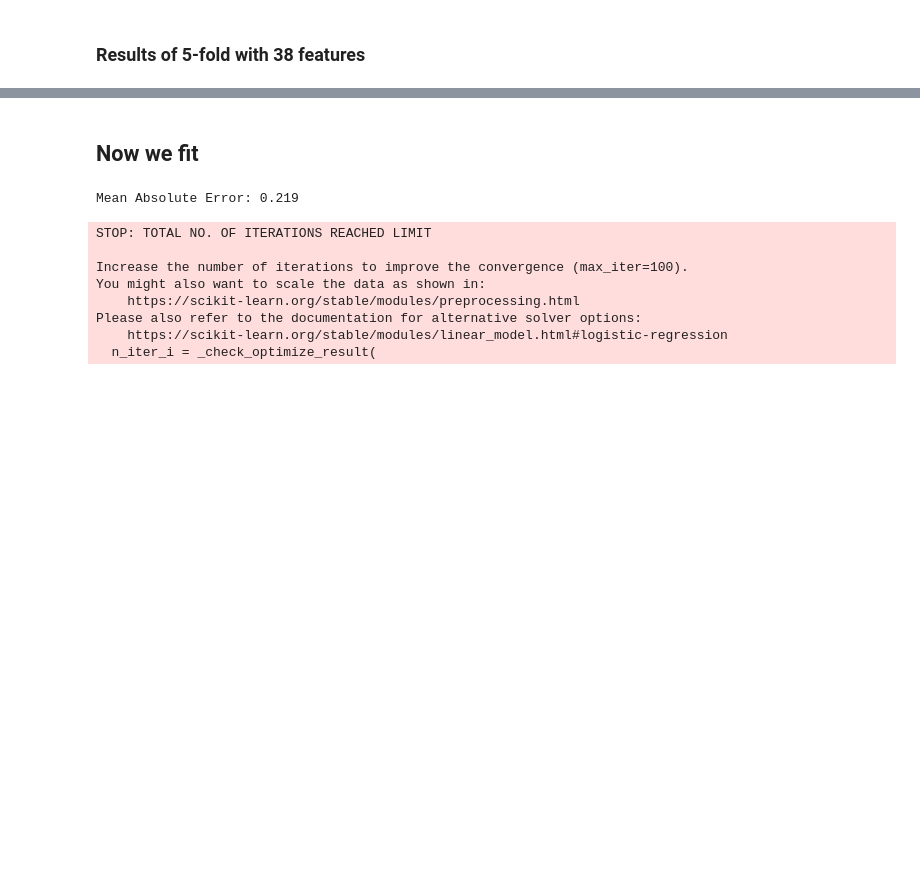
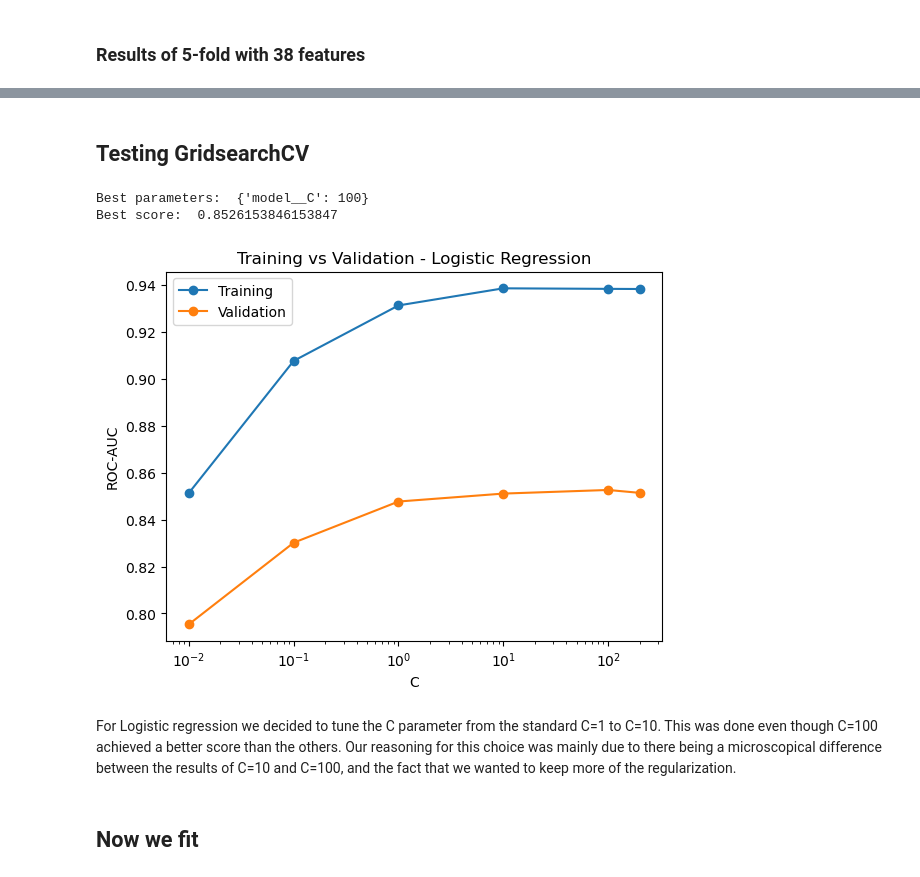
Before and after one commit to esoey/DAT540-Project, a Jupyter notebook: project_gd.ipynb, the cells around one changed output, grey strips where cells are left out. Cells and saved outputs as stored; diff of their text form; code cells hidden in the pictures; blank space fills up the shorter version.

Commit message:
Project: working on gridsearch.

```diff
--- a/project_gd.ipynb
+++ b/project_gd.ipynb
@@ -447,25 +455,60 @@ display(comparison.round(3))
 | SVM | 0.729 ± 0.040 | 0.698 ± 0.033 | 0.822 ± 0.067 | 0.754 ± 0.039 | 0.804 ± 0.036 |
 | KNN | 0.643 ± 0.064 | 0.610 ± 0.046 | 0.814 ± 0.089 | 0.696 ± 0.060 | 0.697 ± 0.071 |
+# %% [markdown]
+## Testing GridsearchCV
+# %%
+param_grid = {
+    "model__C" : [0.01, 0.1, 1, 10, 100, 200]
+}
+
+grid_search = GridSearchCV(estimator=models["Logistic Regression"],
+                           param_grid=param_grid,
+                           cv=cross_validation,
+                           scoring="roc_auc",
+                           return_train_score=True)
+
+grid_search.fit(X_train_selected, y_train)
+
+
+print("Best parameters: ", grid_search.best_params_)
+print("Best score: ", grid_search.best_score_)
+# %% [output]
+Best parameters:  {'model__C': 100}
+Best score:  0.8526153846153847
+# %%
+results = pd.DataFrame(grid_search.cv_results_)
+
+plt.plot(
+    results["param_model__C"].astype(float),
+    results["mean_train_score"],
+    marker="o",
+    label="Training"
+)
+
+plt.plot(
+    results["param_model__C"].astype(float),
+    results["mean_test_score"],
+    marker="o",
+    label="Validation"
+)
+
+plt.xscale("log")
+plt.xlabel("C")
+plt.ylabel("ROC-AUC")
+plt.title("Training vs Validation - Logistic Regression")
+plt.legend()
+plt.show()
+# %% [output]
+[figure, added]
+# %% [markdown]
+For Logistic regression we decided to tune the C parameter from the standard C=1 to C=10. This was done even though C=100 achieved a better score than the others. Our reasoning for this choice was mainly due to there being a microscopical difference between the results of C=10 and C=100, and the fact that we wanted to keep more of the regularization.
 # %% [markdown]
 ## Now we fit
 # %%
-model = LogisticRegression(random_state=1)
+model = models["Logistic Regression"]
 model.fit(X_train, y_train)
 # make predictions
 y_pred = model.predict(X_test)
-# evaluate predictions
-mae = mean_absolute_error(y_test, y_pred)
-print('Mean Absolute Error: %.3f' % mae)
-# %% [output]
-Mean Absolute Error: 0.219
-STOP: TOTAL NO. OF ITERATIONS REACHED LIMIT
-
-Increase the number of iterations to improve the convergence (max_iter=100).
-You might also want to scale the data as shown in:
-    https://scikit-learn.org/stable/modules/preprocessing.html
-Please also refer to the documentation for alternative solver options:
-    https://scikit-learn.org/stable/modules/linear_model.html#logistic-regression
-  n_iter_i = _check_optimize_result(
 # %%
 print('Accuracy score: %.3f' % accuracy_score(y_test, y_pred))
 print('F1-score: %.3f' % f1_score(y_test, y_pred))
```
Also changed, not shown: parts of 12 cells of this notebook.
